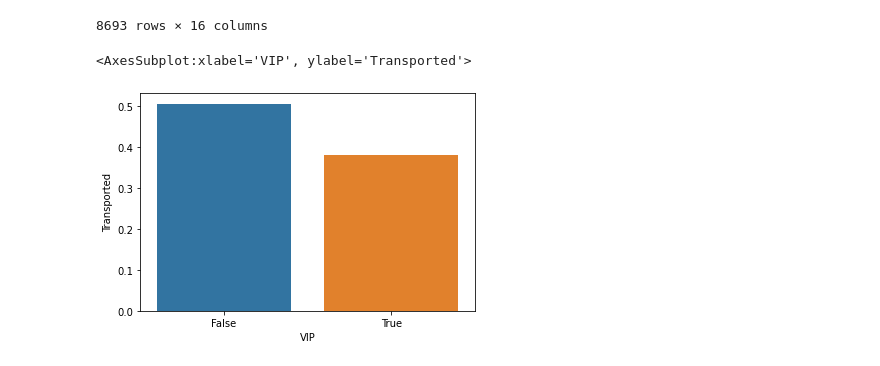
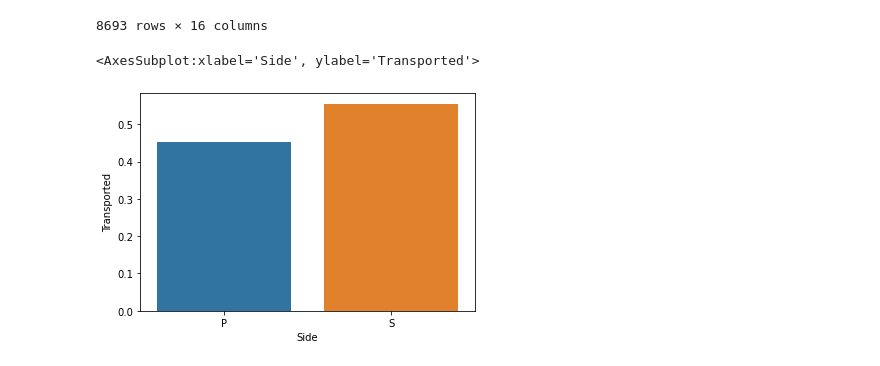
Before and after one commit to aemerson2024/data-science-2022F, a Jupyter notebook: unit4/Spaceship Titantic/st_3.ipynb, the cells around one changed output. Saved outputs shown, nothing was run; the diff lists cells and outputs as text; code cells hidden in the pictures.

```diff
--- a/unit4/Spaceship Titantic/st_3.ipynb
+++ b/unit4/Spaceship Titantic/st_3.ipynb
@@ -53,10 +53,10 @@ train_data_mod
 | 8692 | 9280_02 | Europa | False | TRAPPIST-1e | 44.0 | False | 126.0 | 4688.0 | ... |
 8693 rows × 16 columns
 # %%
-sns.barplot(data=train_data_mod, x='VIP', y='Transported', ci=None)
+sns.barplot(data=train_data_mod, x='Side', y='Transported', ci=None)
 # %% [output]
-<AxesSubplot:xlabel='VIP', ylabel='Transported'>
+<AxesSubplot:xlabel='Side', ylabel='Transported'>
-[figure, old version]
+[figure, new version]
 # %%
 col = ['HomePlanet', 'CryoSleep', 'Destination', 'VIP', 'Deck', 'Num', 'Side']
 for c in col:
```
Also changed, not shown: parts of 1 cell of this notebook.
